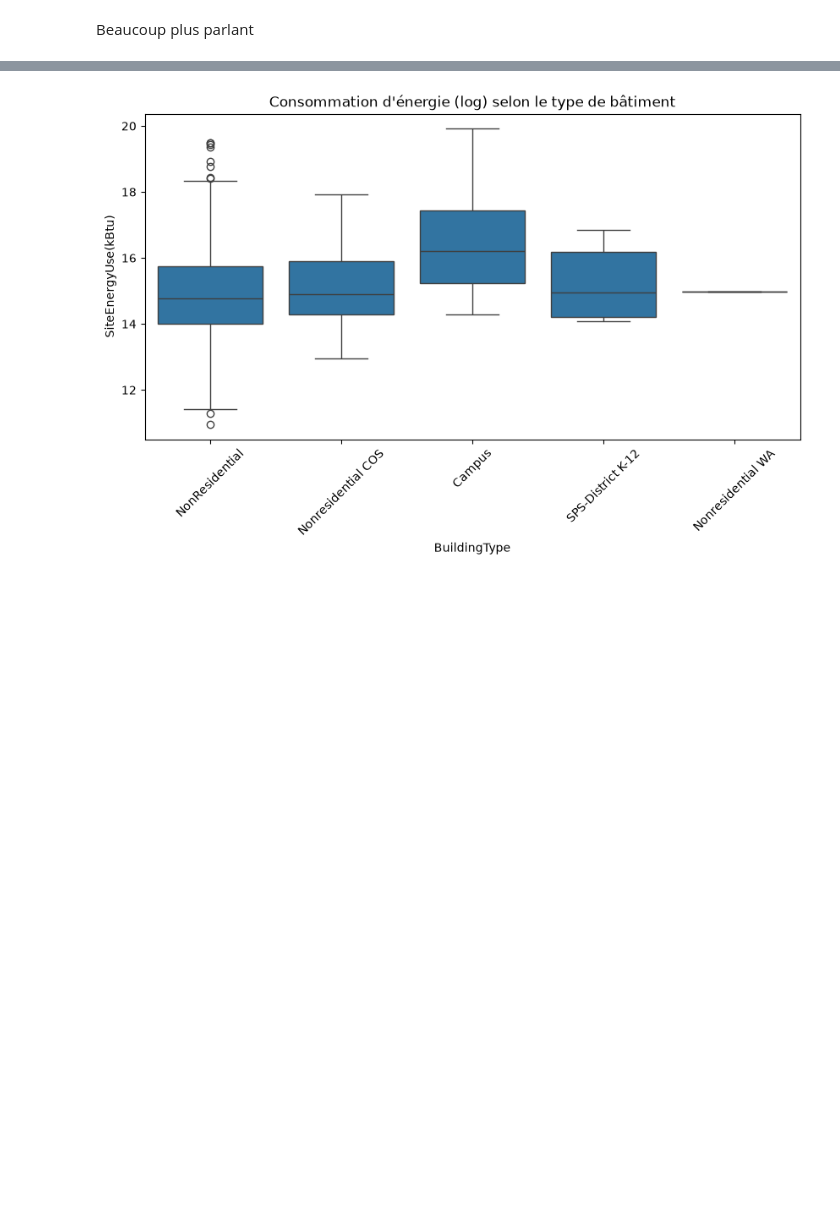
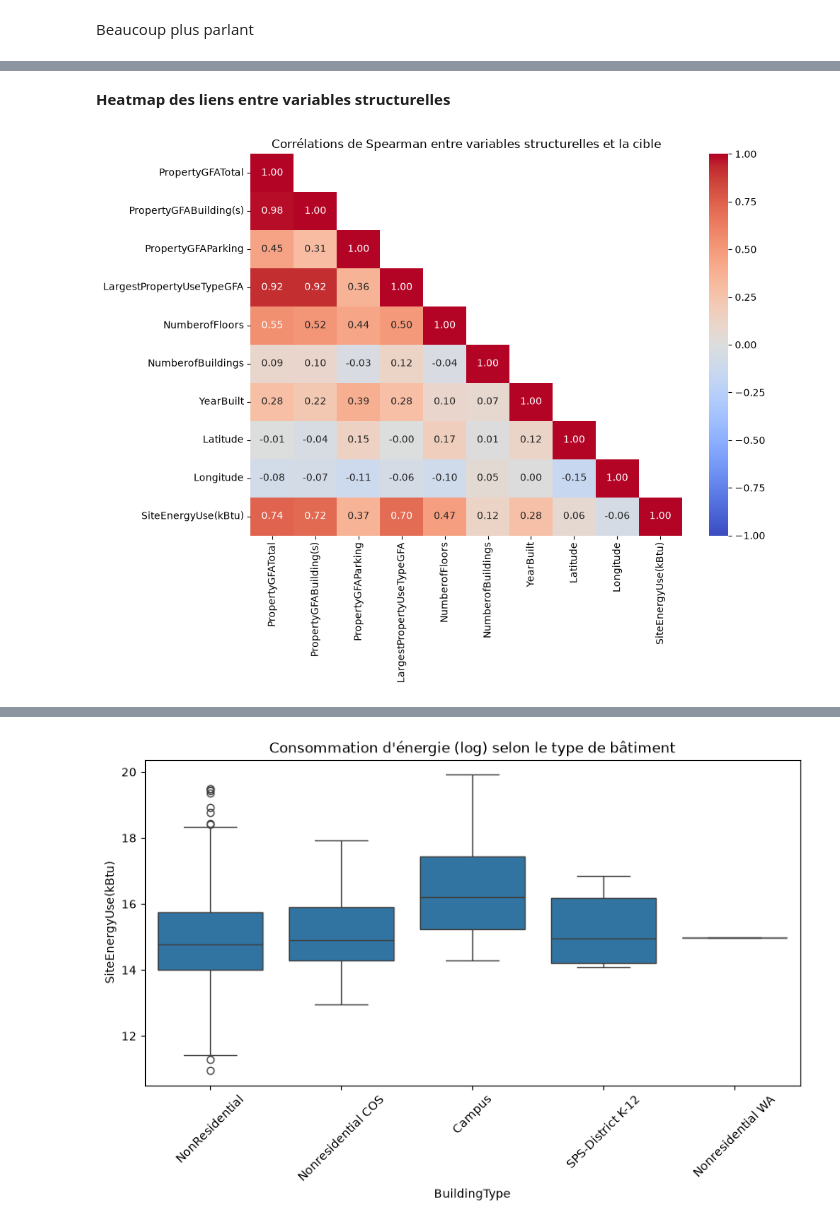
Before and after one commit to youdontknowmu/Projet3, a Jupyter notebook: P3_template_modelistation_supervisee_data_scientist.ipynb, the cells around one changed output, grey strips where cells are left out. Cells and saved outputs as stored; diff of their text form; code cells hidden in the pictures; blank space fills up the shorter version.

```diff
--- a/P3_template_modelistation_supervisee_data_scientist.ipynb
+++ b/P3_template_modelistation_supervisee_data_scientist.ipynb
@@ -324,0 +625,30 @@ Name: SiteEnergyUse(kBtu), dtype: float64
+# %% [markdown]
+**Heatmap des liens entre variables structurelles**
+# %%
+"""Heatmap annotée des variables structurelles (Spearman)"""
+# On se limite aux variables structurelles (connues sans mesurer la consommation) + la cible
+# -> une matrice lisible, où on peut afficher les valeurs dans les cases
+variables_structurelles = [
+    "PropertyGFATotal", "PropertyGFABuilding(s)", "PropertyGFAParking",
+    "LargestPropertyUseTypeGFA", "NumberofFloors", "NumberofBuildings",
+    "YearBuilt", "Latitude", "Longitude", target,
+]
+
+# Spearman : choisi plus haut, plus fiable sur nos distributions asymétriques
+corr_spearman = building_consumption[variables_structurelles].corr(method="spearman")
+
+# Masque du triangle supérieur : la matrice est symétrique (A-B = B-A), on n'affiche chaque paire qu'une fois
+masque = np.triu(np.ones_like(corr_spearman, dtype=bool), k=1)
+
+plt.figure(figsize=(10, 8))
+sns.heatmap(
+    corr_spearman,
+    mask=masque,
+    annot=True, fmt=".2f",   # affiche la valeur dans chaque case, 2 décimales
+    cmap="coolwarm", center=0, vmin=-1, vmax=1,  # échelle fixe de -1 à 1 : les couleurs sont comparables
+)
+plt.title("Corrélations de Spearman entre variables structurelles et la cible")
+plt.tight_layout()
+plt.show()
+# %% [output]
+[figure, added]
```
Also changed, not shown: parts of 54 cells of this notebook, 1 other file.
